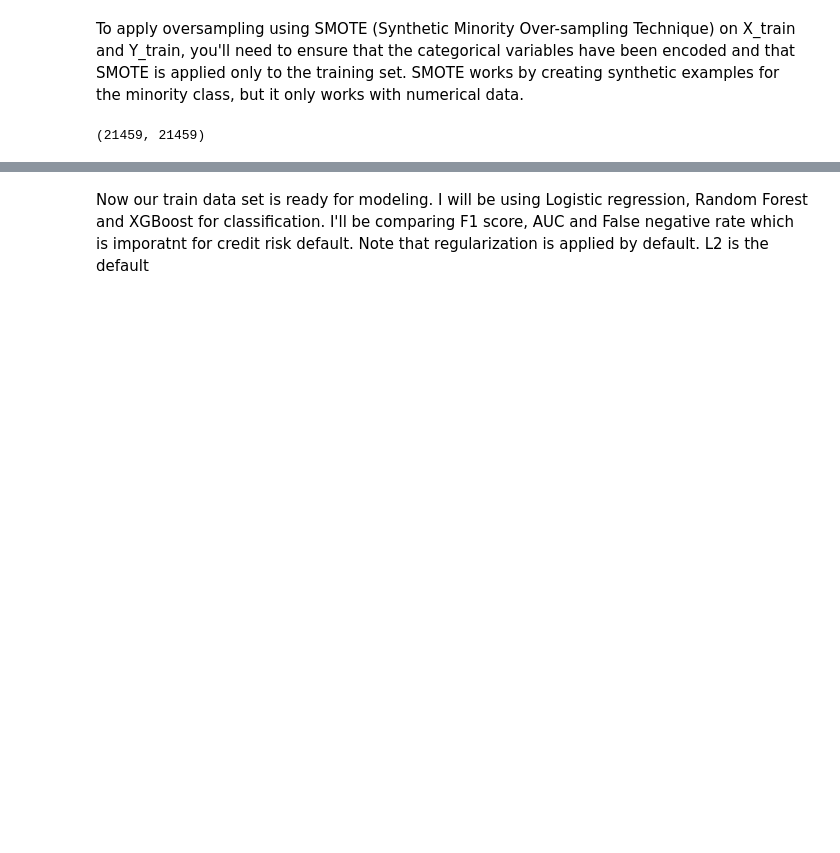
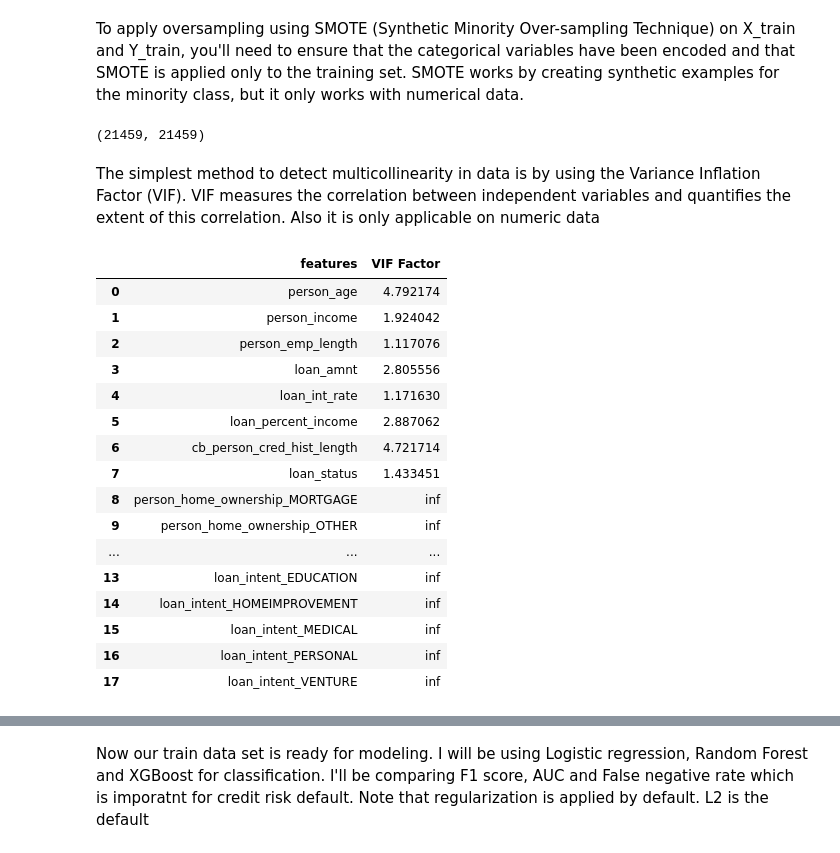
Before and after one commit to SainaPolis/Credit-Risk-Assessment, a Jupyter notebook: main.ipynb, the cells around one changed output, grey strips where cells are left out. Saved outputs shown, nothing was run; the diff lists cells and outputs as text; code cells hidden in the pictures; blank space fills up the shorter version.

```diff
--- a/main.ipynb
+++ b/main.ipynb
@@ -380,3 +382,5 @@ X_train_resampled, Y_train_resampled = smote.fit_resample(X_train, Y_train)
 sum(Y_train_resampled==1), sum(Y_train_resampled==0)
 # %% [output]
 (21459, 21459)
+# %% [markdown]
+The simplest method to detect multicollinearity in data is by using the Variance Inflation Factor (VIF). VIF measures the correlation between independent variables and quantifies the extent of this correlation. Also it is only applicable on numeric data
@@ -382,0 +392,42 @@ sum(Y_train_resampled==1), sum(Y_train_resampled==0)
+# %%
+
+# columns to check VIF for
+X = X_train_resampled[['person_age', 'person_income', 'person_emp_length', 'loan_amnt',
+       'loan_int_rate', 'loan_percent_income', 'cb_person_cred_hist_length',
+       'loan_status', 'person_home_ownership_MORTGAGE',
+       'person_home_ownership_OTHER', 'person_home_ownership_OWN',
+       'person_home_ownership_RENT', 'loan_intent_DEBTCONSOLIDATION',
+       'loan_intent_EDUCATION', 'loan_intent_HOMEIMPROVEMENT',
+       'loan_intent_MEDICAL', 'loan_intent_PERSONAL', 'loan_intent_VENTURE']]
+
+#Create an empty dataframe
+vif = pd.DataFrame()
+
+#copy features of x in datafram
+vif["features"] =  X.columns
+
+#change data format to numeric
+X = X.apply(pd.to_numeric, errors='coerce')
+
+# Calculate VIF for all the variables
+vif["VIF Factor"] = [variance_inflation_factor(X.values, i) for i in range(X.shape[1])]
+# %%
+vif
+# %% [output]
+|  | features | VIF Factor |
+| 0 | person_age | 4.792174 |
+| 1 | person_income | 1.924042 |
+| 2 | person_emp_length | 1.117076 |
+| 3 | loan_amnt | 2.805556 |
+| 4 | loan_int_rate | 1.171630 |
+| 5 | loan_percent_income | 2.887062 |
+| 6 | cb_person_cred_hist_length | 4.721714 |
+| 7 | loan_status | 1.433451 |
+| 8 | person_home_ownership_MORTGAGE | inf |
+| 9 | person_home_ownership_OTHER | inf |
+| ... | ... | ... |
+| 13 | loan_intent_EDUCATION | inf |
+| 14 | loan_intent_HOMEIMPROVEMENT | inf |
+| 15 | loan_intent_MEDICAL | inf |
+| 16 | loan_intent_PERSONAL | inf |
+| 17 | loan_intent_VENTURE | inf |
```
Also changed, not shown: parts of 17 cells of this notebook.
